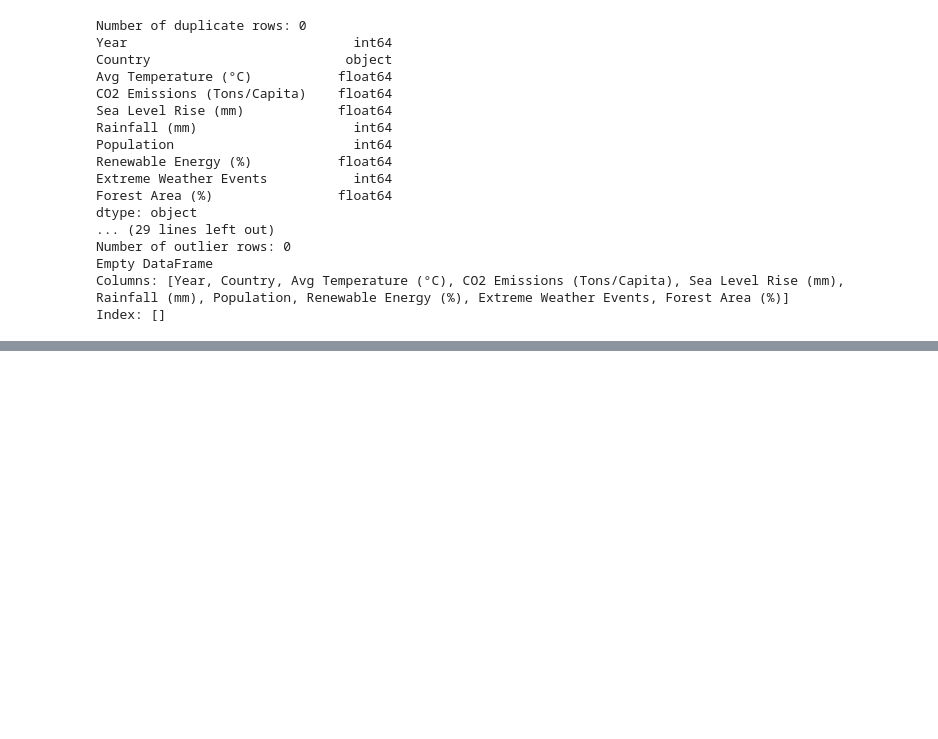
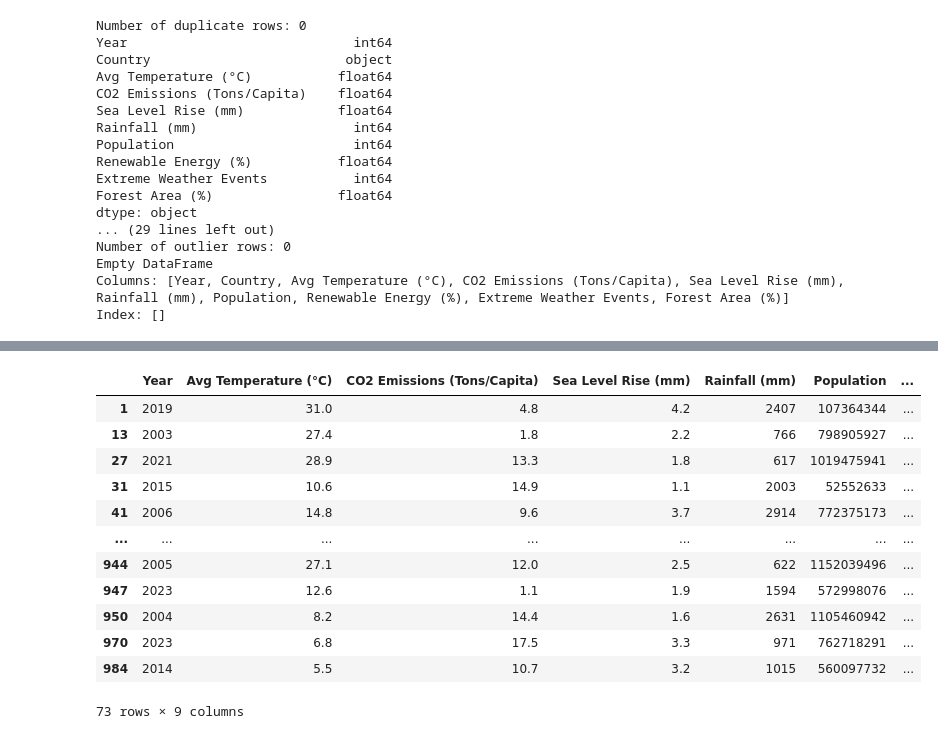
Before and after one commit to KESDRENNEN/ADS-507, a Jupyter notebook: scripts/clean.ipynb, the cells around one changed output, grey strips where cells are left out. Cells and saved outputs as stored; diff of their text form; code cells hidden in the pictures; blank space fills up the shorter version.

```diff
--- a/scripts/clean.ipynb
+++ b/scripts/clean.ipynb
@@ -77,0 +83,19 @@ Index: []
+# %%
+# Filter for rows where the Country column is USA
+filtered_data = data[data['Country'] == 'USA']
+filtered_data = filtered_data.drop('Country', axis=1)
+filtered_data
+# %% [output]
+|  | Year | Avg Temperature (°C) | CO2 Emissions (Tons/Capita) | Sea Level Rise (mm) | Rainfall (mm) | Population | ... |
+| 1 | 2019 | 31.0 | 4.8 | 4.2 | 2407 | 107364344 | ... |
+| 13 | 2003 | 27.4 | 1.8 | 2.2 | 766 | 798905927 | ... |
+| 27 | 2021 | 28.9 | 13.3 | 1.8 | 617 | 1019475941 | ... |
+| 31 | 2015 | 10.6 | 14.9 | 1.1 | 2003 | 52552633 | ... |
+| 41 | 2006 | 14.8 | 9.6 | 3.7 | 2914 | 772375173 | ... |
+| ... | ... | ... | ... | ... | ... | ... | ... |
+| 944 | 2005 | 27.1 | 12.0 | 2.5 | 622 | 1152039496 | ... |
+| 947 | 2023 | 12.6 | 1.1 | 1.9 | 1594 | 572998076 | ... |
+| 950 | 2004 | 8.2 | 14.4 | 1.6 | 2631 | 1105460942 | ... |
+| 970 | 2023 | 6.8 | 17.5 | 3.3 | 971 | 762718291 | ... |
+| 984 | 2014 | 5.5 | 10.7 | 3.2 | 1015 | 560097732 | ... |
+73 rows × 9 columns
```
Also changed, not shown: parts of 6 cells of this notebook, 2 other files.
